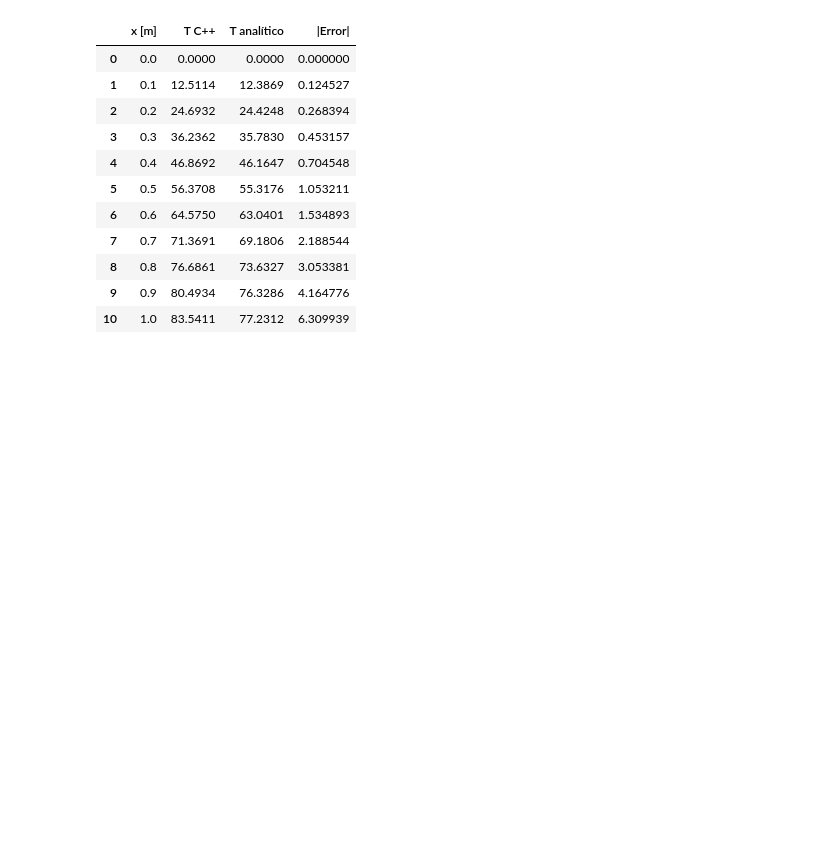
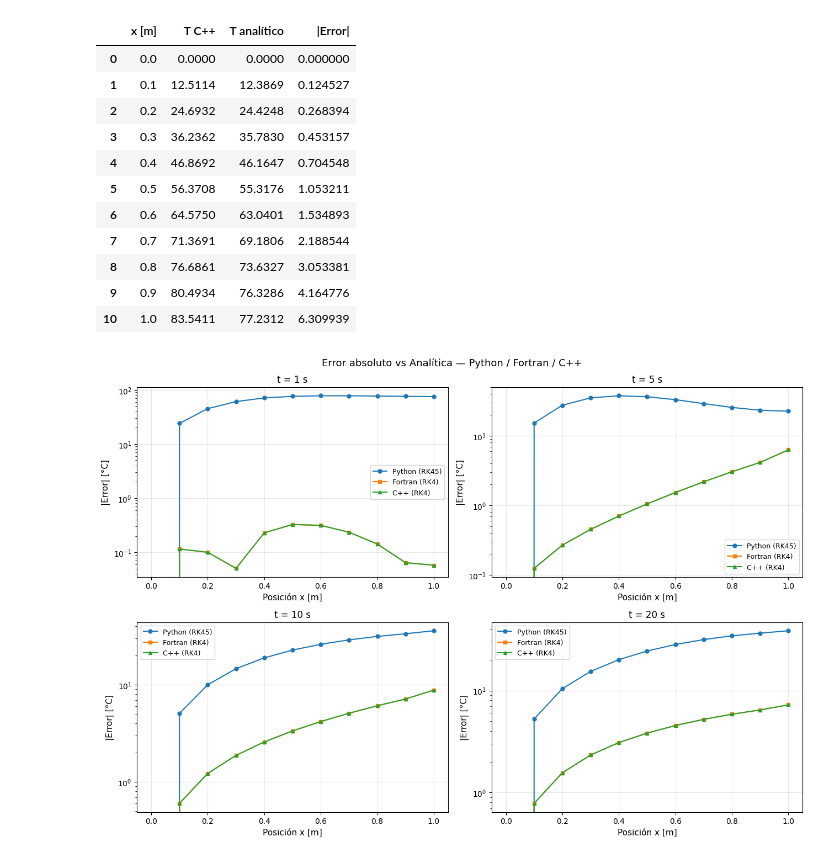
Before and after one commit to campereza043/MFC2026, a Jupyter notebook: Parcial1/CrankNicolson/Gráficas.ipynb, the cells around one changed output. Cells and saved outputs as stored; diff of their text form; code cells hidden in the pictures; blank space fills up the shorter version.

```diff
--- a/Parcial1/CrankNicolson/Gráficas.ipynb
+++ b/Parcial1/CrankNicolson/Gráficas.ipynb
@@ -449,3 +449,49 @@ display(df_cpp)
 | 8 | 0.8 | 76.6861 | 73.6327 | 3.053381 |
 | 9 | 0.9 | 80.4934 | 76.3286 | 4.164776 |
 | 10 | 1.0 | 83.5411 | 77.2312 | 6.309939 |
+# %%
+# ── Error absoluto comparativo: Python vs Fortran vs C++ ─────
+tiempos_error = [1, 5, 10, 20]
+colores       = cm.Set1(np.linspace(0, 0.8, len(tiempos_error)))
+
+x_f   = np.linspace(0, L, N + 1)
+x_cpp = np.linspace(0, L, N + 1)
+
+fig, axes = plt.subplots(2, 2, figsize=(13, 9))
+axes = axes.flatten()
+
+for ax, tp, color in zip(axes, tiempos_error, colores):
+    # ── Python ──────────────────────────────
+    idx_py   = np.argmin(np.abs(t_py - tp))
+    T_fila_py = np.concatenate([T_py[idx_py], [T_pyd[idx_py]]])
+    err_py    = np.abs(T_fila_f - T_analitica(x_f, tp))
+
+    # ── Fortran ─────────────────────────────
+    idx_f   = np.argmin(np.abs(t_f - tp))
+    T_fila_f = np.concatenate([T_f[idx_f], [T_fd[idx_f]]])
+    err_f    = np.abs(T_fila_f - T_analitica(x_f, tp))
+
+    # ── C++ ─────────────────────────────────
+    idx_c    = np.argmin(np.abs(t_cpp - tp))
+    T_fila_c = np.concatenate([T_cpp[idx_c], [T_cpd[idx_c]]])
+    err_c    = np.abs(T_fila_c - T_analitica(x_cpp, tp))
+
+    # ── Graficar ────────────────────────────
+    # Nota: Tienes la variable 'color' del ciclo, podrías usarla aquí si quieres
+    ax.plot(x,     err_py, '-o',  markersize=5, label='Python (RK45)')
+    ax.plot(x_f,   err_f,  '-s',  markersize=5, label='Fortran (RK4)')
+    ax.plot(x_cpp, err_c,  '-^',  markersize=5, label='C++ (RK4)')
+
+    ax.set_title(f't = {tp} s', fontsize=12)
+    ax.set_xlabel('Posición x [m]', fontsize=11)
+    ax.set_ylabel('|Error| [°C]',   fontsize=11)
+    ax.set_yscale('log')
+    ax.legend(fontsize=9)
+    ax.grid(True, alpha=0.3)
+
+# ── Configuraciones finales (Fuera del ciclo for) ──
+fig.suptitle('Error absoluto vs Analítica — Python / Fortran / C++', fontsize=13)
+plt.tight_layout()
+plt.show()
+# %% [output]
+[figure, added]
```
Also changed, not shown: parts of 3 cells of this notebook, 2 other files.
